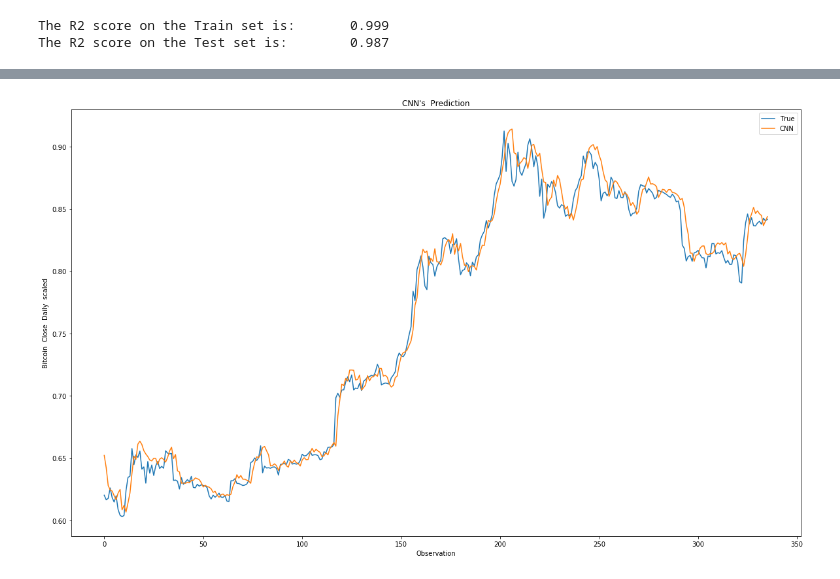
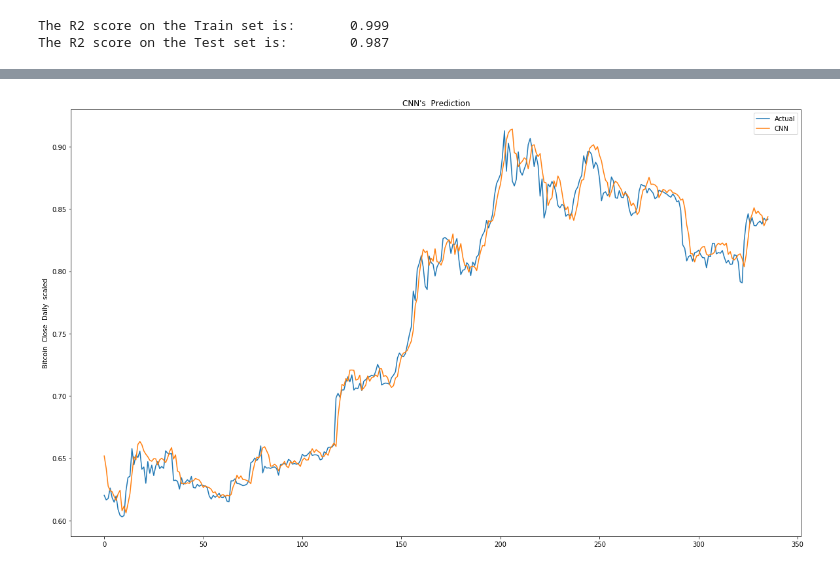
Before and after one commit to conaill/ForecastingPrimer, a Jupyter notebook: Bitcoin CNN.ipynb, the cells around one changed output, grey strips where cells are left out. Saved outputs shown, nothing was run; the diff lists cells and outputs as text; code cells hidden in the pictures.

```diff
--- a/Bitcoin CNN.ipynb
+++ b/Bitcoin CNN.ipynb
@@ -306,13 +306,12 @@ CNN: 0.00012984582308381949
 # %%
 from matplotlib import pyplot as plt
 
 plt.figure(figsize=(20,  12))
-plt.plot(test_Y,  label='True')
+plt.plot(test_Y,  label='Actual')
 plt.plot(y_pred_test_cnn,  label='CNN')
 plt.title("CNN's  Prediction")
-plt.xlabel('Observation')
 plt.ylabel('Bitcoin  Close  Daily  scaled')
 plt.legend()
 plt.show()
 # %% [output]
-[figure, old version]
+[figure, new version]
```
Also changed, not shown: parts of 5 cells of this notebook, 2 other files.
